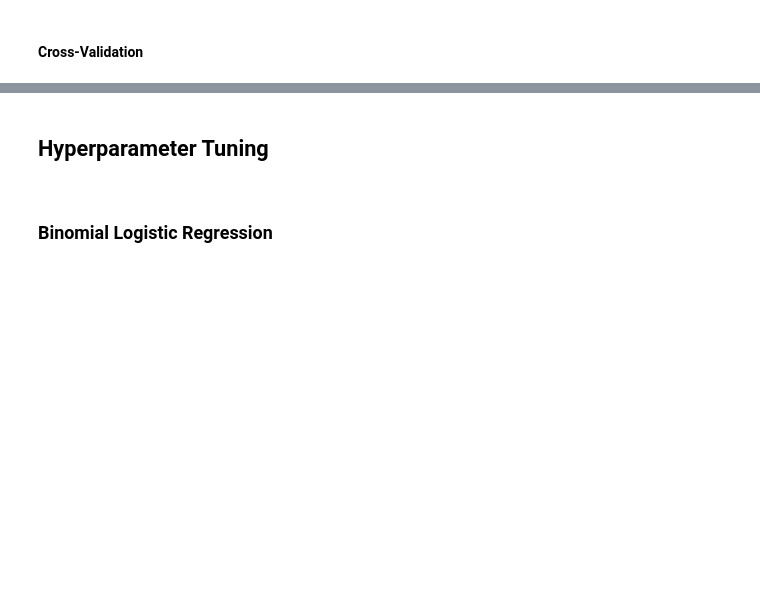
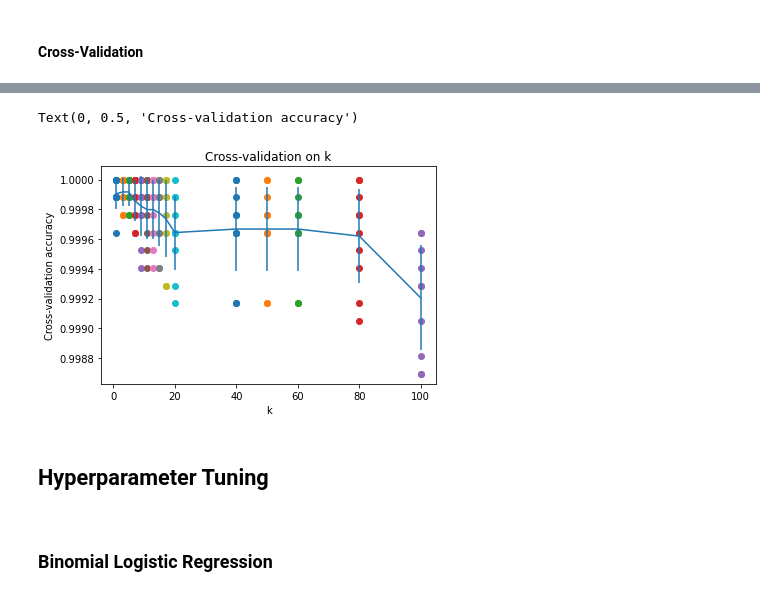
Before and after one commit to leigharriane/STINTSY-MP-Group3, a Jupyter notebook: MP_Group3.ipynb, the cells around one changed output, grey strips where cells are left out. Drawn from its saved outputs; the diff is of its cells as text; code cells hidden in the pictures; blank space fills up the shorter version.

```diff
--- a/MP_Group3.ipynb
+++ b/MP_Group3.ipynb
@@ -526,3 +571,13 @@ Average accuracy : 0.9916666666666666
+# %%
+plot_scatter(scores)
+
+plt.errorbar(k_choices, avg_scores, yerr=stddev_scores)
+plt.title('Cross-validation on k')
+plt.xlabel('k')
+plt.ylabel('Cross-validation accuracy')
+# %% [output]
+Text(0, 0.5, 'Cross-validation accuracy')
+[figure, added]
 # %% [markdown]
 **<h2> Hyperparameter Tuning**
 # %% [markdown]
```
Also changed, not shown: parts of 24 cells of this notebook.
